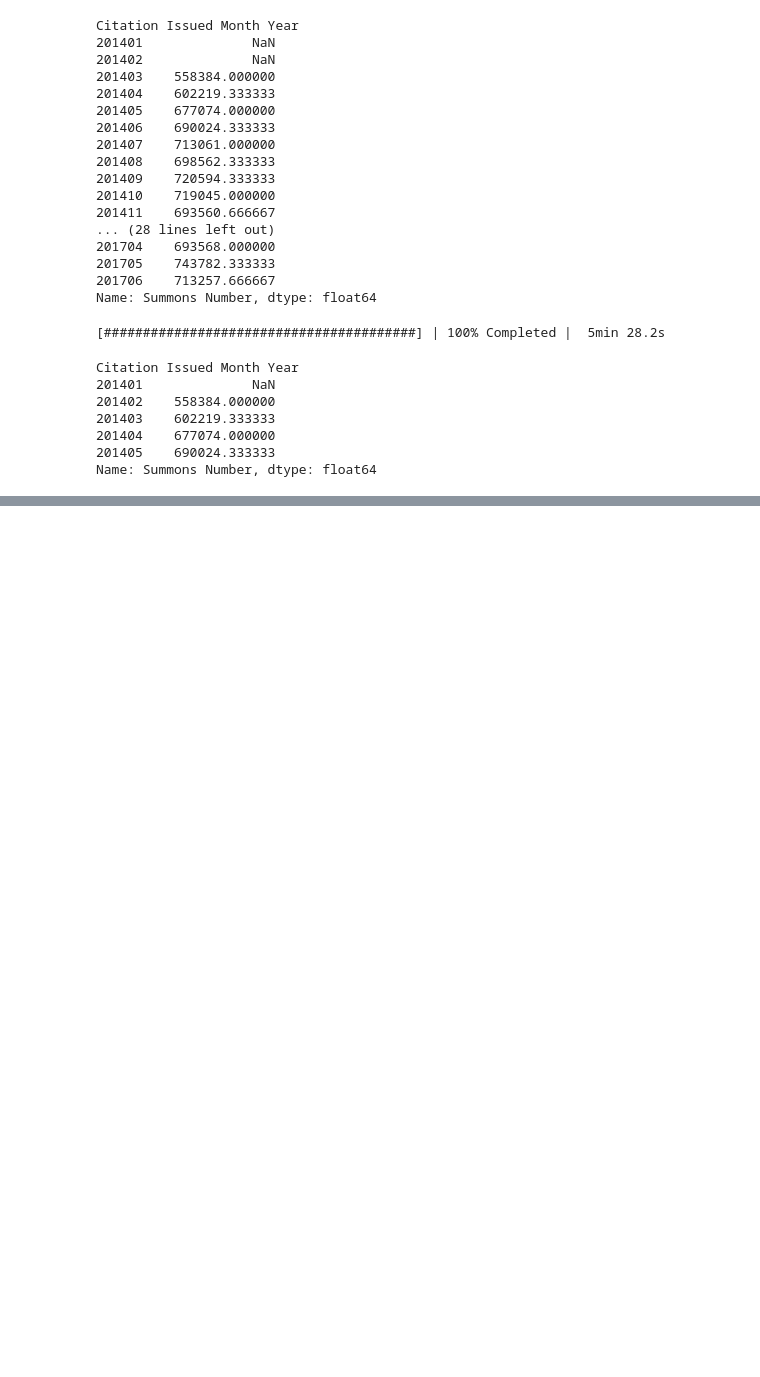
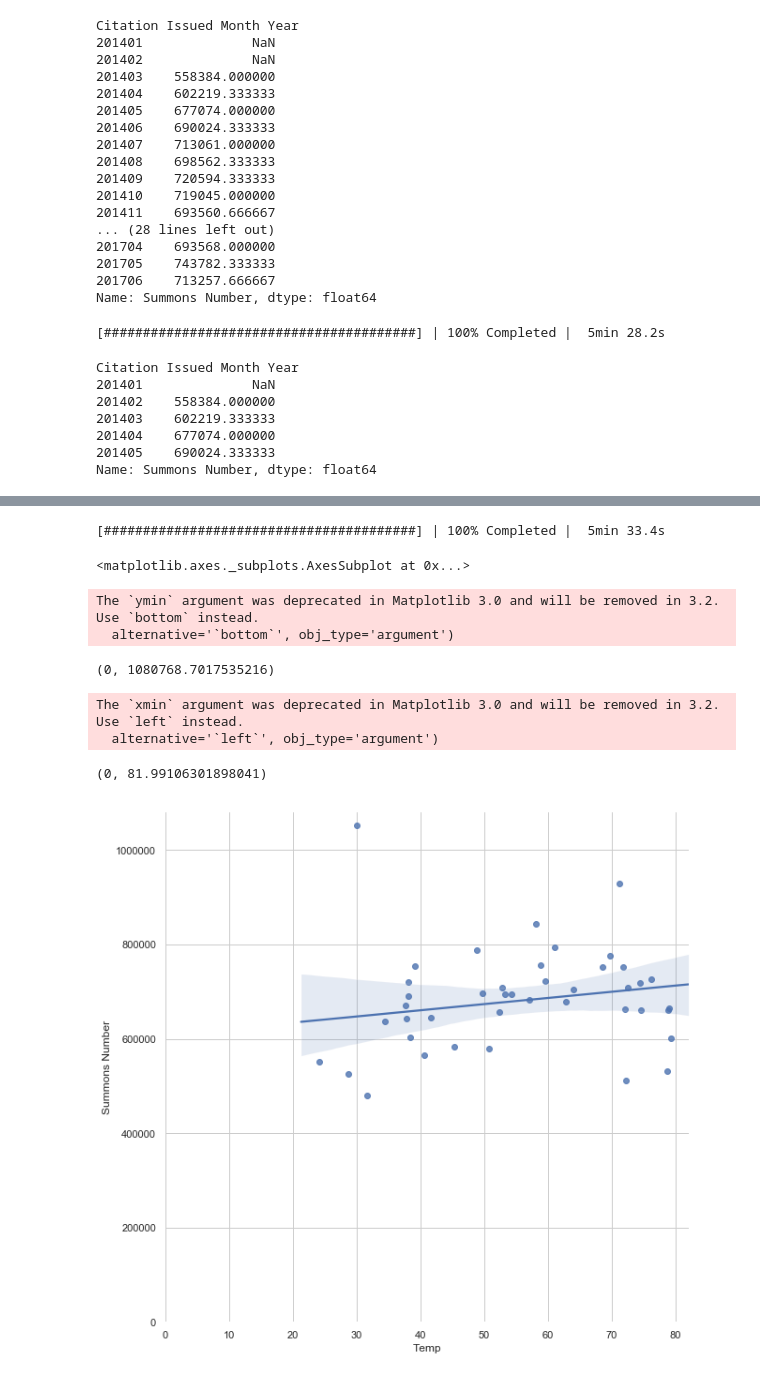
Before and after one commit to sunchengyi/Dask, a Jupyter notebook: nyc-parking-tickets_dask.ipynb, the cells around one changed output, grey strips where cells are left out. Drawn from its saved outputs; the diff is of its cells as text; code cells hidden in the pictures; blank space fills up the shorter version.

```diff
--- a/nyc-parking-tickets_dask.ipynb
+++ b/nyc-parking-tickets_dask.ipynb
@@ -1045,0 +1072,19 @@ Name: Summons Number, dtype: float64
+# %%
+# Listing 7.4 Adding a regression line to a scatterplot using regplot
+seaborn.set(style='whitegrid')
+f, ax = plt.subplots(figsize=(10,10))
+seaborn.despine(f, left=True, bottom=True)
+with ProgressBar():
+    seaborn.regplot(x='Temp', y='Summons Number', data=citations_and_temps.compute(), ax=ax, robust=True)
+    plt.ylim(ymin=0)
+    plt.xlim(xmin=0)
+# %% [output]
+[########################################] | 100% Completed |  5min 33.4s
+<matplotlib.axes._subplots.AxesSubplot at 0x...>
+The `ymin` argument was deprecated in Matplotlib 3.0 and will be removed in 3.2. Use `bottom` instead.
+  alternative='`bottom`', obj_type='argument')
+(0, 1080768.7017535216)
+The `xmin` argument was deprecated in Matplotlib 3.0 and will be removed in 3.2. Use `left` instead.
+  alternative='`left`', obj_type='argument')
+(0, 81.99106301898041)
+[figure, added]
```
Also changed, not shown: parts of 4 cells of this notebook.
